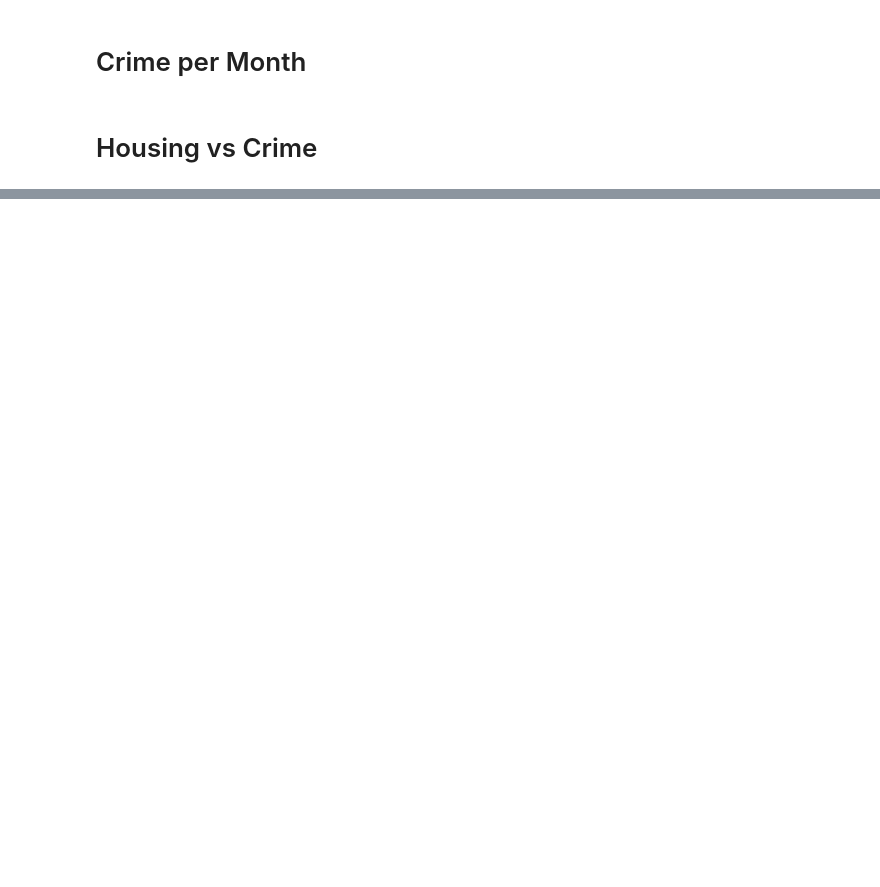
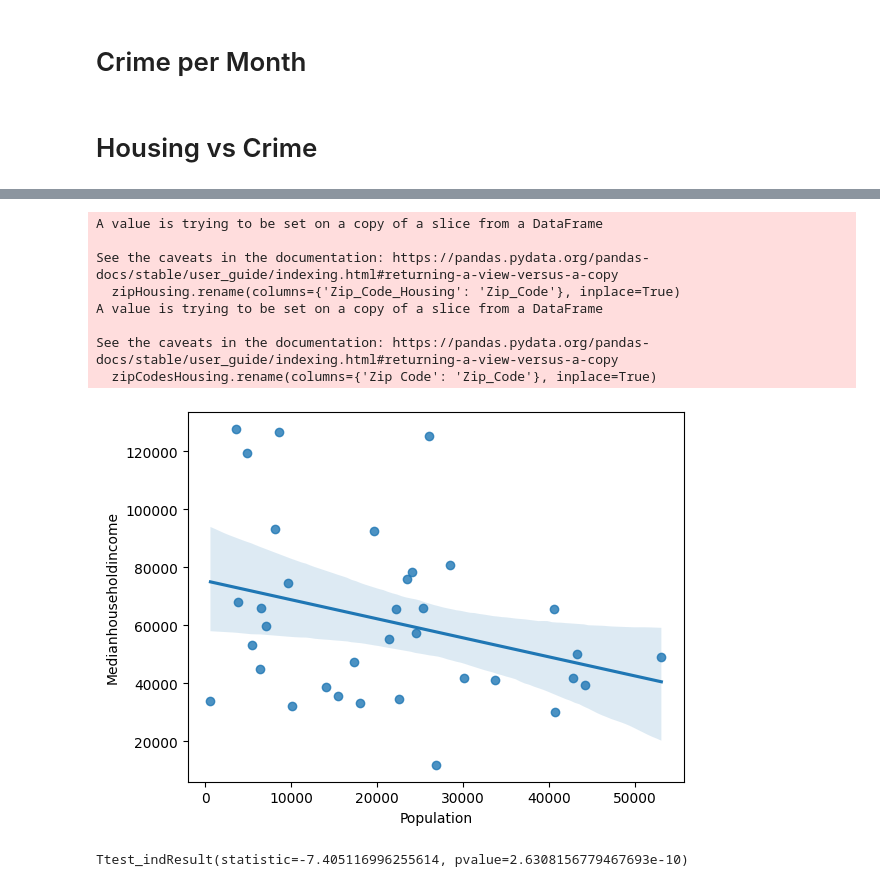
Before and after one commit to ablibranix/project2, a Jupyter notebook: project2.ipynb, the cells around one changed output, grey strips where cells are left out. Saved outputs shown, nothing was run; the diff lists cells and outputs as text; code cells hidden in the pictures; blank space fills up the shorter version.

```diff
--- a/project2.ipynb
+++ b/project2.ipynb
@@ -57,0 +78,29 @@ display(stats.pearsonr(pearTheft.Zip_Code_Crime, pearTheft.Medianhouseholdincome
+# %%
+zipHousing = crimeHousing[['Zip_Code_Housing', 'Medianhouseholdincome']]
+zipHousing.rename(columns={'Zip_Code_Housing': 'Zip_Code'}, inplace=True)
+zipCodesHousing = zipCodes[['Zip Code', 'Population']]
+zipCodesHousing.rename(columns={'Zip Code': 'Zip_Code'}, inplace=True)
+zips = pd.merge(zipHousing, zipCodesHousing, on='Zip_Code')
+zips.Zip_Code = zips.Zip_Code.astype('int')
+zips['Population'] = zips['Population'].str.replace(',', '').astype('int')
+zips['Medianhouseholdincome'] = zips['Medianhouseholdincome'].str.replace('$', '').astype('int')
+zipsHouse = zips.groupby('Zip_Code').agg({'Medianhouseholdincome': 'mean', 'Population': 'mean'}).reset_index()
+sns.regplot(data=zipsHouse, x='Population', y='Medianhouseholdincome')
+set_title('Household income per Zip Code')
+ax.set_xlabel('Zip Code of Housing')
+ax.set_ylabel('Median Household Income')
+plt.savefig('zip-code-housing.pdf')
+# %% [output]
+A value is trying to be set on a copy of a slice from a DataFrame
+
+See the caveats in the documentation: https://pandas.pydata.org/pandas-docs/stable/user_guide/indexing.html#returning-a-view-versus-a-copy
+  zipHousing.rename(columns={'Zip_Code_Housing': 'Zip_Code'}, inplace=True)
+A value is trying to be set on a copy of a slice from a DataFrame
+
+See the caveats in the documentation: https://pandas.pydata.org/pandas-docs/stable/user_guide/indexing.html#returning-a-view-versus-a-copy
+  zipCodesHousing.rename(columns={'Zip Code': 'Zip_Code'}, inplace=True)
+[figure, added]
+# %%
+display(stats.ttest_ind(zipsHouse.Population, zipsHouse.Medianhouseholdincome))
+# %% [output]
+Ttest_indResult(statistic=-7.405116996255614, pvalue=2.6308156779467693e-10)
```
Also changed, not shown: parts of 5 cells of this notebook, 4 other files.
